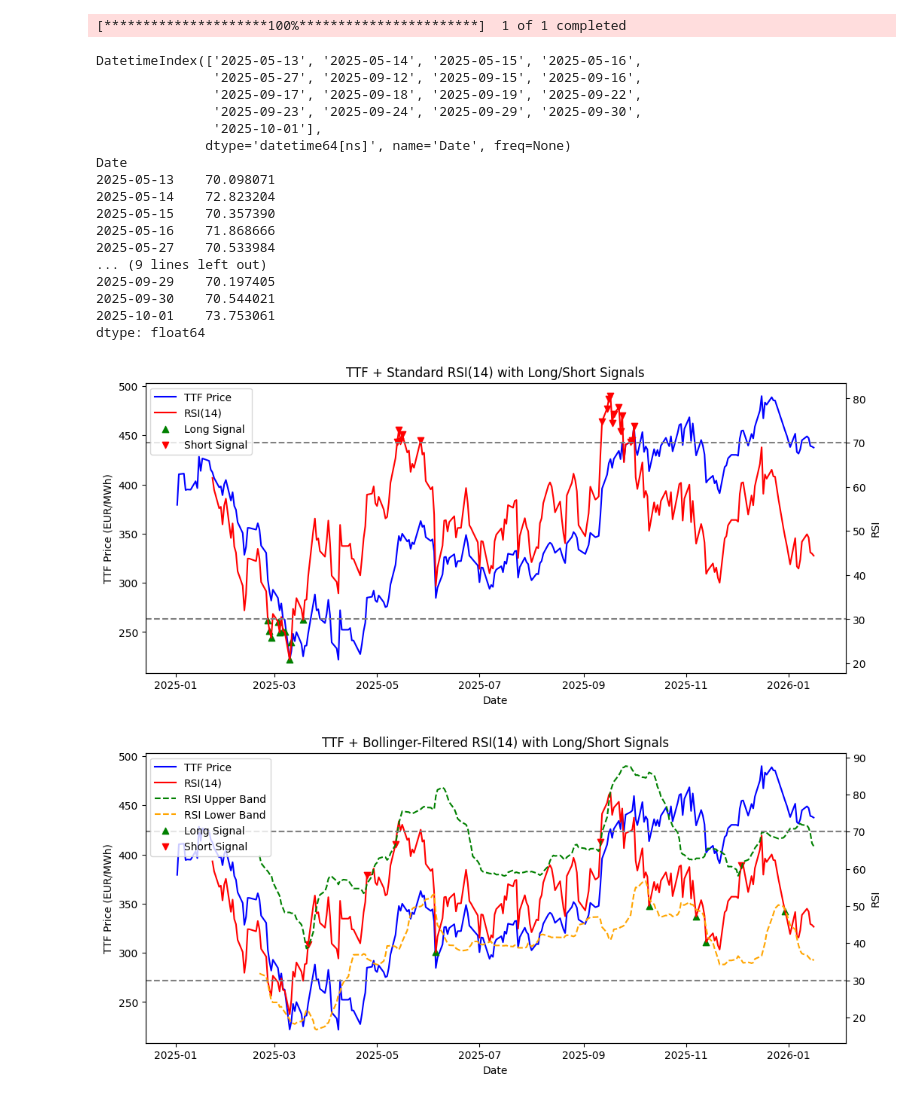
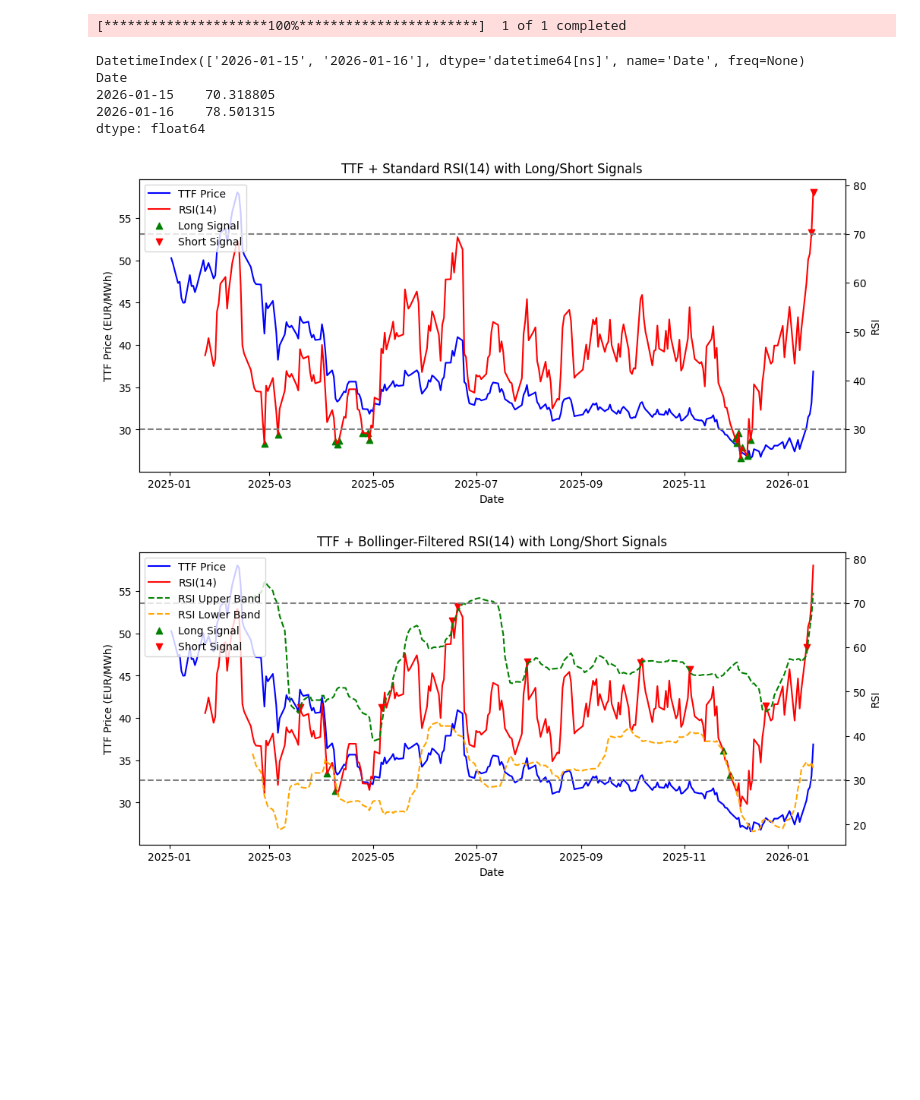
Before and after one commit to RonanBERDY/Comparative_RSI_Bollinger_filtered_RSI, a Jupyter notebook: RSIandBollinger.ipynb, the cells around one changed output. Drawn from its saved outputs; the diff is of its cells as text; code cells hidden in the pictures; blank space fills up the shorter version.

```diff
--- a/RSIandBollinger.ipynb
+++ b/RSIandBollinger.ipynb
@@ -177,8 +177,8 @@ import numpy as np
 import matplotlib.pyplot as plt
 from scipy.signal import savgol_filter
 
-# 1. Téléchargement de PBR
-ticker = "PBR"
+
+ticker = "TTF=F"
 data = yf.download(ticker, start="2010-01-01", end="2026-12-31", auto_adjust=True)
 if isinstance(data.columns, pd.MultiIndex):
     data.columns = data.columns.get_level_values(0)
@@ -272,7 +272,7 @@ def bollinger_filtered_rsi_signals(rsi, n=20, k=2):
     return long_signal, short_signal, mb, ub, lb
 
 # --- Load TTF data ---
-data = yf.download("TSLA", start="2025-01-01", auto_adjust=True) #,end="2022-01-01"
+data = yf.download("TTF=F", start="2025-01-01", auto_adjust=True) #,end="2022-01-01"
 prices = data["Close"].squeeze()
 
 # --- Compute RSI ---
@@ -308,47 +308,35 @@ ax2.legend(lines1 + lines2, labels1 + labels2, loc='upper left')
 plt.title('TTF + Standard RSI(14) with Long/Short Signals')
 plt.show()
 
 # --- Plot Bollinger-Filtered RSI + TTF + signals ---
 fig, ax1 = plt.subplots(figsize=(12,5))
 ax1.plot(prices, color='blue', label='TTF Price')
 ax1.set_ylabel('TTF Price (EUR/MWh)')
 ax1.set_xlabel('Date')
 
 ax2 = ax1.twinx()
 ax2.plot(rsi, color='red', label='RSI(14)')
 ax2.plot(ub_rsi, color='green', linestyle='--', label='RSI Upper Band')
 ax2.plot(lb_rsi, color='orange', linestyle='--', label='RSI Lower Band')
 ax2.axhline(70, color='grey', linestyle='--')
 ax2.axhline(30, color='grey', linestyle='--')
 
 # Add signals
 ax2.scatter(rsi.index[long_bb], rsi[long_bb], color='green', marker='^', label='Long Signal')
 ax2.scatter(rsi.index[short_bb], rsi[short_bb], color='red', marker='v', label='Short Signal')
 
 ax2.set_ylabel('RSI')
 lines1, labels1 = ax1.get_legend_handles_labels()
 lines2, labels2 = ax2.get_legend_handles_labels()
 ax2.legend(lines1 + lines2, labels1 + labels2, loc='upper left')
 plt.title('TTF + Bollinger-Filtered RSI(14) with Long/Short Signals')
 plt.show()
 # %% [output]
 [*********************100%***********************]  1 of 1 completed
-DatetimeIndex(['2025-05-13', '2025-05-14', '2025-05-15', '2025-05-16',
-               '2025-05-27', '2025-09-12', '2025-09-15', '2025-09-16',
-               '2025-09-17', '2025-09-18', '2025-09-19', '2025-09-22',
-               '2025-09-23', '2025-09-24', '2025-09-29', '2025-09-30',
-               '2025-10-01'],
-              dtype='datetime64[ns]', name='Date', freq=None)
+DatetimeIndex(['2026-01-15', '2026-01-16'], dtype='datetime64[ns]', name='Date', freq=None)
 Date
-2025-05-13    70.098071
-2025-05-14    72.823204
-2025-05-15    70.357390
-2025-05-16    71.868666
-2025-05-27    70.533984
-... (9 lines left out)
-2025-09-29    70.197405
-2025-09-30    70.544021
-2025-10-01    73.753061
+2026-01-15    70.318805
+2026-01-16    78.501315
 dtype: float64
-[figure, old version]
+[figure, new version]
-[figure, old version]
+[figure, new version]
```
Also changed, not shown: parts of 3 cells of this notebook.
